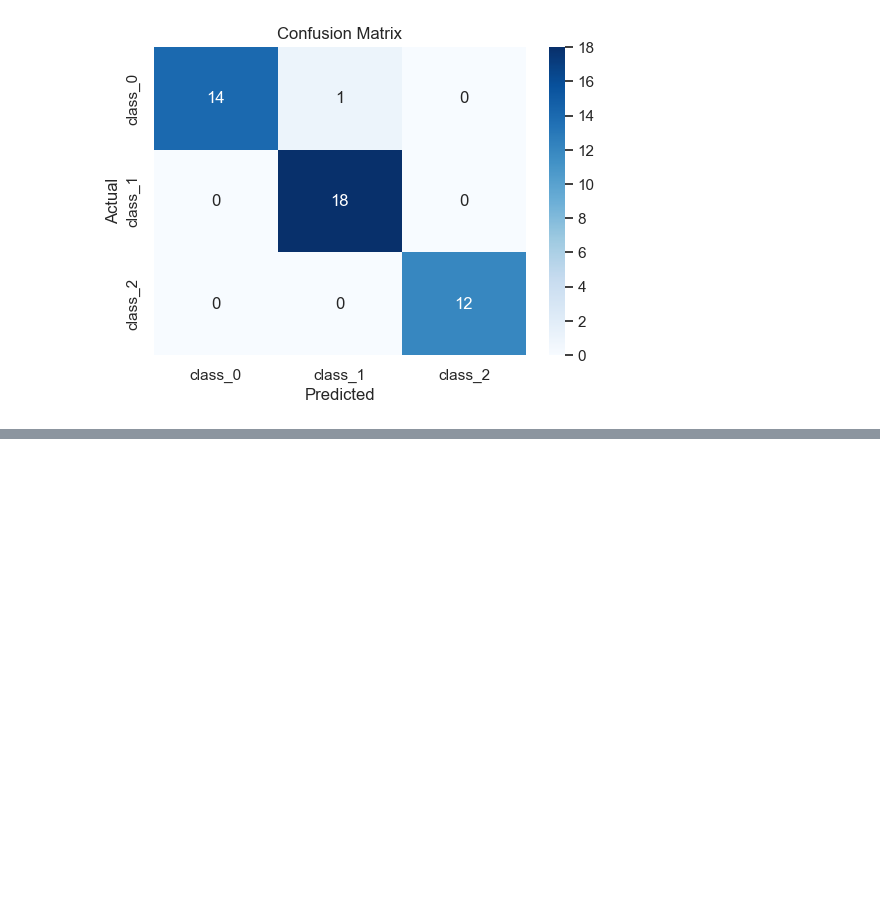
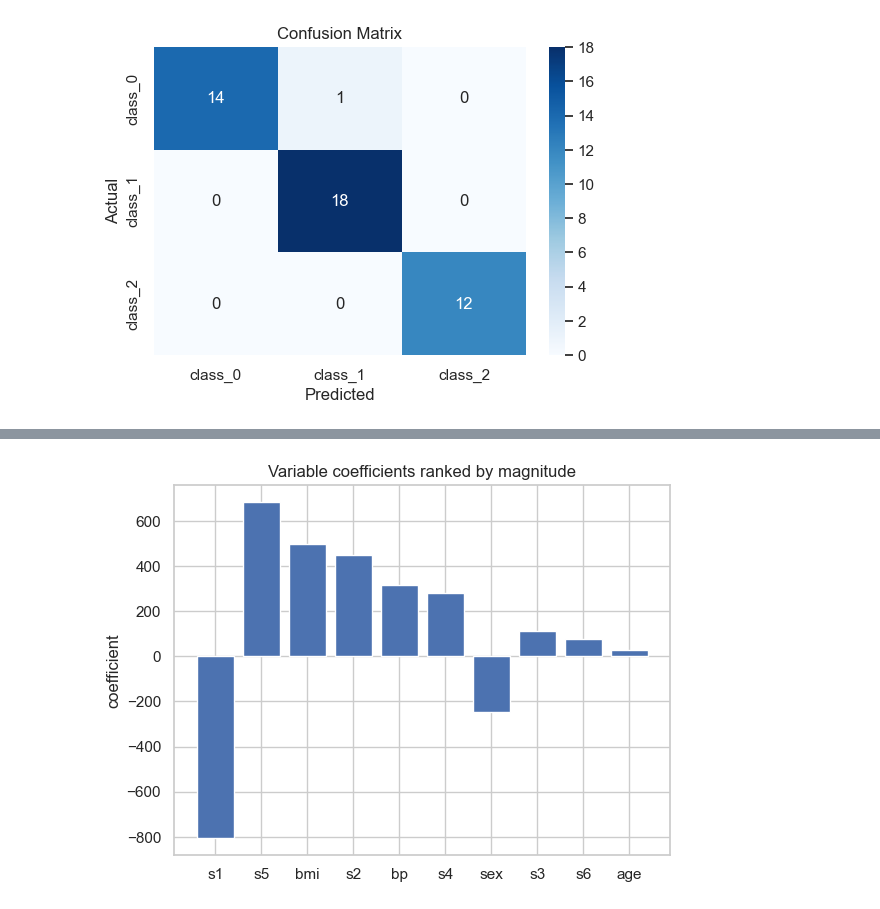
Before and after one commit to GianfriShow/ExperisAcademy_DataScience_AlessioManfredi, a Jupyter notebook: 19_09/scikit_learn_exercises.ipynb, the cells around one changed output, grey strips where cells are left out. Drawn from its saved outputs; the diff is of its cells as text; code cells hidden in the pictures; blank space fills up the shorter version.

```diff
--- a/19_09/scikit_learn_exercises.ipynb
+++ b/19_09/scikit_learn_exercises.ipynb
@@ -80,0 +146,11 @@ plt.show()
+# %%
+x_train,x_test,y_train,y_test = train_test_split(x,y,test_size=0.25,random_state=123)
+# %%
+model = LinearRegression(n_jobs=-1)
+model.fit(x_train, y_train)
+y_pred = model.predict(x_test)
+
+print("Coefficients:", model.coef_)
+print("Intercept:", model.intercept_)
+print("MSE:",mean_squared_error(y_test,y_pred))
+print("R2:",r2_score(y_test,y_pred))
@@ -80,0 +163,5 @@ plt.show()
+# %%
+coefficients = pd.Series(data=model.coef_,index=data.feature_names)
+# %%
+coefficient_importance = coefficients.sort_values(ascending=False, key=abs)
+print(coefficient_importance)
@@ -80,0 +180,9 @@ plt.show()
+# %%
+plt.figure()
+plt.bar(coefficient_importance.index, coefficient_importance)
+plt.xlabel('')
+plt.ylabel('coefficient')
+plt.title('Variable coefficients ranked by magnitude')
+plt.show()
+# %% [output]
+[figure, added]
```
Also changed, not shown: parts of 18 cells of this notebook, 1 other file.
